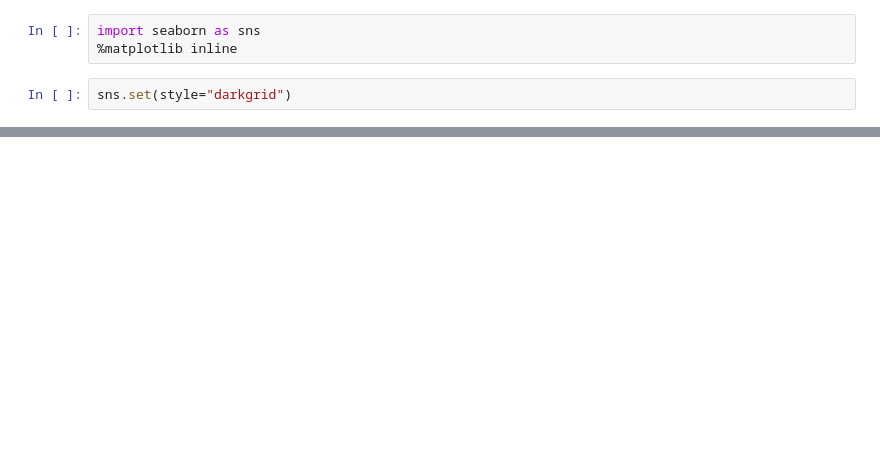
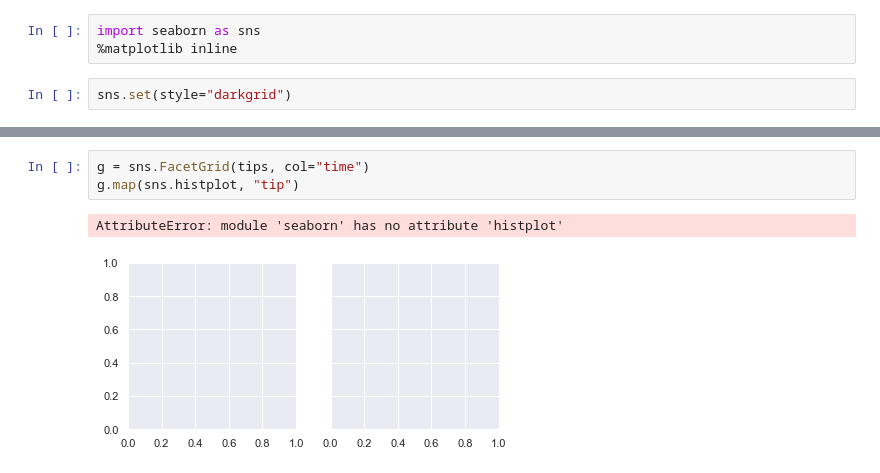
Before and after one commit to gorbulus/DS_Playbook, a Jupyter notebook: Seaborn.ipynb, the cells around one changed output, grey strips where cells are left out. Saved outputs shown, nothing was run; the diff lists cells and outputs as text; blank space fills up the shorter version.

Commit message:
Seaborn updates 9.13.20

```diff
--- a/Seaborn.ipynb
+++ b/Seaborn.ipynb
@@ -13,0 +19,6 @@ g = sns.jointplot(x="total_bill", y="tip", data=tips,
+# %%
+g = sns.FacetGrid(tips, col="time")
+g.map(sns.histplot, "tip")
+# %% [output]
+AttributeError: module 'seaborn' has no attribute 'histplot'
+[figure, added]
```
Also changed, not shown: parts of 7 cells of this notebook.
